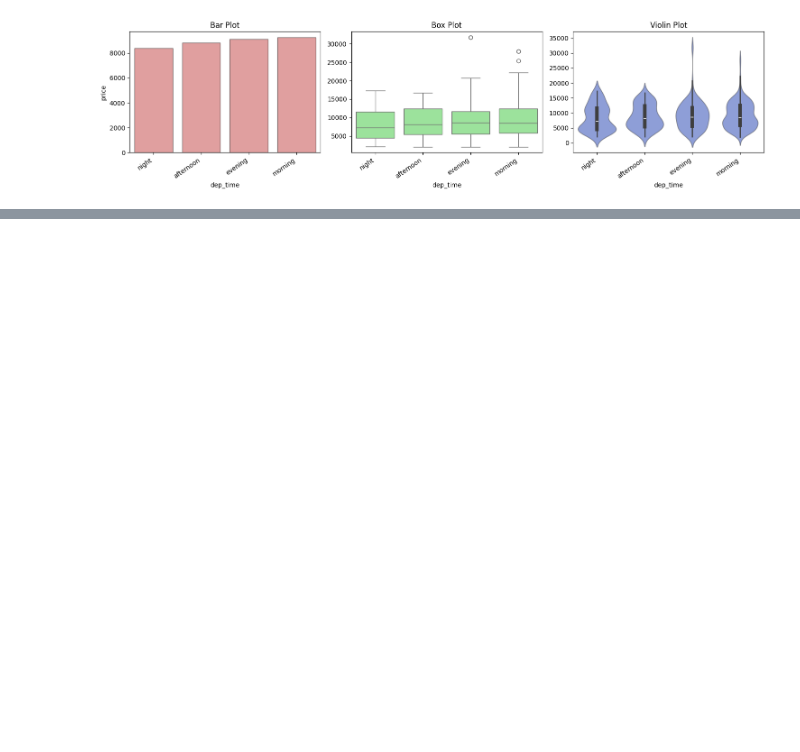
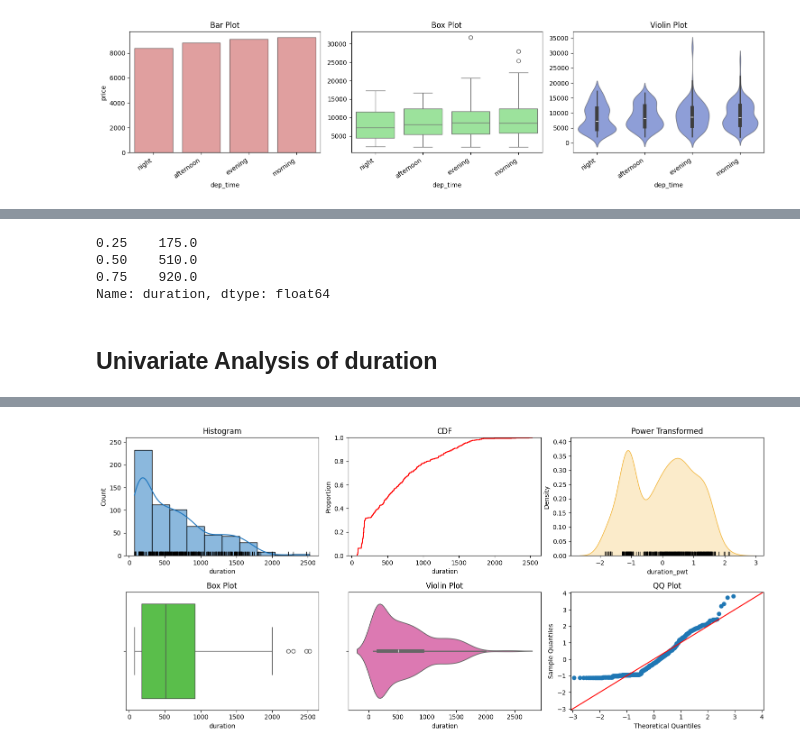
Before and after one commit to OptimisedLEarning/SAGEMAKER_Flight_price-_prediction, a Jupyter notebook: notebook/Eda.ipynb, the cells around one changed output, grey strips where cells are left out. Drawn from its saved outputs; the diff is of its cells as text; code cells hidden in the pictures; blank space fills up the shorter version.

```diff
--- a/notebook/Eda.ipynb
+++ b/notebook/Eda.ipynb
@@ -526,0 +591,11 @@ Bi-variate Analysis between dep_time and price
+# %%
+train.duration.quantile([0.25,0.5,0.75])
+# %% [output]
+0.25    175.0
+0.50    510.0
+0.75    920.0
+Name: duration, dtype: float64
+# %%
+e.num_univar_plots(data =train, var="duration")
+# %% [output]
+Univariate Analysis of duration
@@ -526,0 +603 @@ Bi-variate Analysis between dep_time and price
+[figure, added]
```
Also changed, not shown: parts of 19 cells of this notebook, 1 other file.
